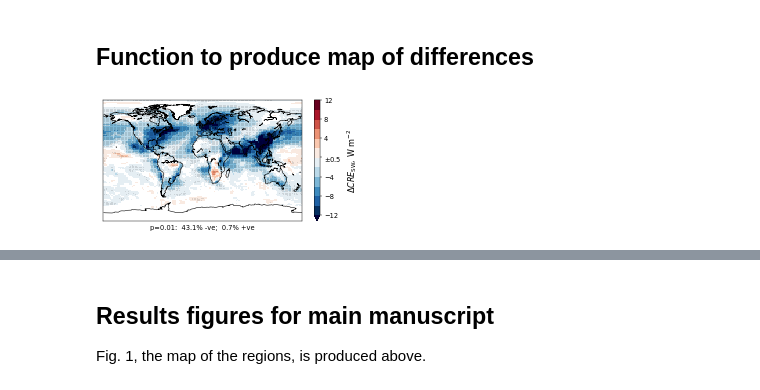
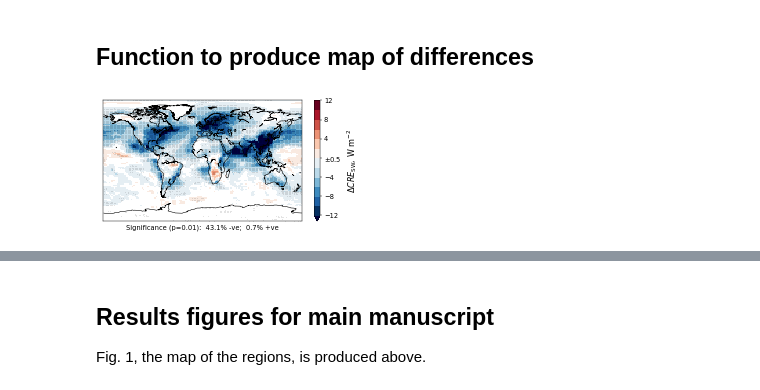
Before and after one commit to grandey/draft2017a-region-rfp, a Jupyter notebook: figures_draft2017a.ipynb, the cells around one changed output, grey strips where cells are left out. Saved outputs shown, nothing was run; the diff lists cells and outputs as text; code cells hidden in the pictures.

```diff
--- a/figures_draft2017a.ipynb
+++ b/figures_draft2017a.ipynb
@@ -793,26 +793,23 @@ def difference_map(variable='SWCF_d1',
     stats_dict = lib_draft2017a.load_2d_stats(scenario_combination=scenario_combination,
                                               variable=variable)
     mean = stats_dict['mean']
-    # Find where statistically significant and larger than whiteout value
+    # Find where statistically significant
     if stats_dict['p_value'] is not None:  # use p-values if available
+        sig_method = 'p=0.01'
         p_value = stats_dict['p_value']
         if np.isnan(p_value).any():  # check for NaNs and replace with ones...
             w_replace = (np.where(np.isnan(p_value) &
                                   (mean == 0.)))  #... if mean is zero
             p_value[w_replace] = 1.
-        w_sig = np.where((p_value.ravel() <= 0.01) &  # statistically significant at 0.01 &
-                         (np.abs(mean.values.ravel()) >  # mean larger than whiteout value
-                          float(whiteout)))
+        w_sig = np.where(p_value.ravel() <= 0.01)  # statistically significant at 0.01
         w_pos = np.where((p_value.ravel() <= 0.01) &  # significant and positive
                          (mean.values.ravel() > 0))
         w_neg = np.where((p_value.ravel() <= 0.01) &  # significant and negative
                          (mean.values.ravel() < 0))
     else:  # if p-values not available, use 99% confidence interval
+        sig_method = '99% CI'
         ci99 = stats_dict['ci99']
-        ci99[0] * ci99[1]
-        w_sig = np.where(((ci99[0]*ci99[1]).values.ravel() > 0) &  # 99% CI does not include zero &
-                         (np.abs(mean.values.ravel()) >  # mean larger than whiteout value
-                          float(whiteout)))
+        w_sig = np.where((ci99[0]*ci99[1]).values.ravel() > 0)  # 99% CI does not include zero
         w_pos = np.where(((ci99[0]*ci99[1]).values.ravel() > 0) &  # significant and positive
                          (mean.values.ravel() > 0))
         w_neg = np.where(((ci99[0]*ci99[1]).values.ravel() > 0) &  # significant and positive
@@ -838,32 +835,32 @@ def difference_map(variable='SWCF_d1',
             extend = 'min'
         elif mean.max() > vlim[1]:
             extend = 'max'
         else:
             extend = 'neither'
         ticks = np.arange(vlim[0], vlim[1]+1e-10, (vlim[1]-vlim[0])/(nlev/2))
         cbar = plt.colorbar(im, ticks=ticks, extend=extend)
         if float(whiteout) != 0:
             tick_labels = [item.get_text() for item in cbar.ax.get_yticklabels()]
             tick_labels[int(nlev/4)] = r'$\pm$' + whiteout
             cbar.ax.set_yticklabels(tick_labels, fontsize='large')
         label = '{}, {}'.format(variable_symbol_dict[variable],
                                 variable_units_dict[variable])
         cbar.set_label(label, fontsize='x-large', labelpad=7)
     # Anotate with % significant and positive/negative
     n_boxes = mean['lon'].size * mean['lat'].size
     perc_pos = w_pos[0].size / n_boxes * 100
     perc_neg = w_neg[0].size / n_boxes * 100
     ax.text(0, -95,
-            'p=0.01:  {:.1f}% -ve;  {:.1f}% +ve'.format(perc_neg, perc_pos),
+            'Significance ({}):  {:.1f}% -ve;  {:.1f}% +ve'.format(sig_method, perc_neg, perc_pos),
             verticalalignment='top', horizontalalignment='center',
             fontsize='large')
     # Title
     if title:
         ax.set_title(title, fontsize='x-large')
     return ax, im, mean
 
 # Example
 if True:
     difference_map()
 # %% [output]
-[figure, old version]
+[figure, new version]
```
Also changed, not shown: parts of 4 cells of this notebook.
